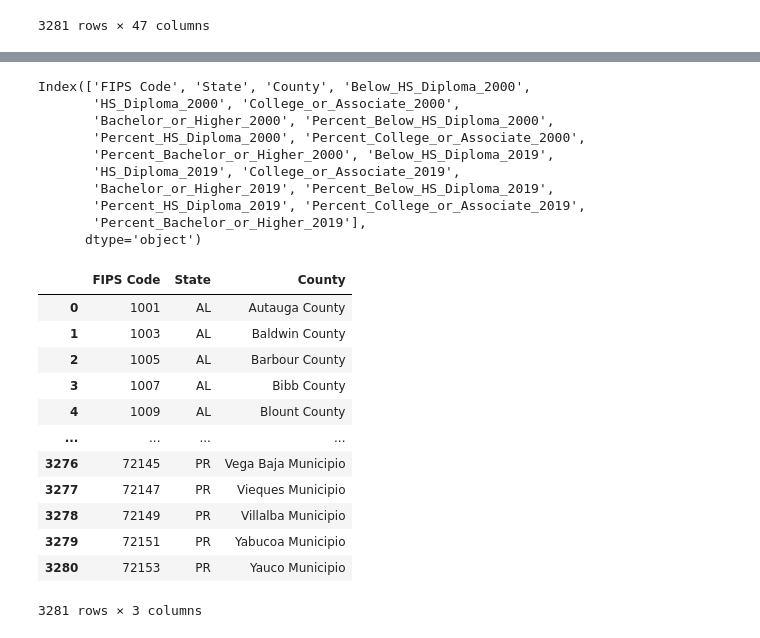
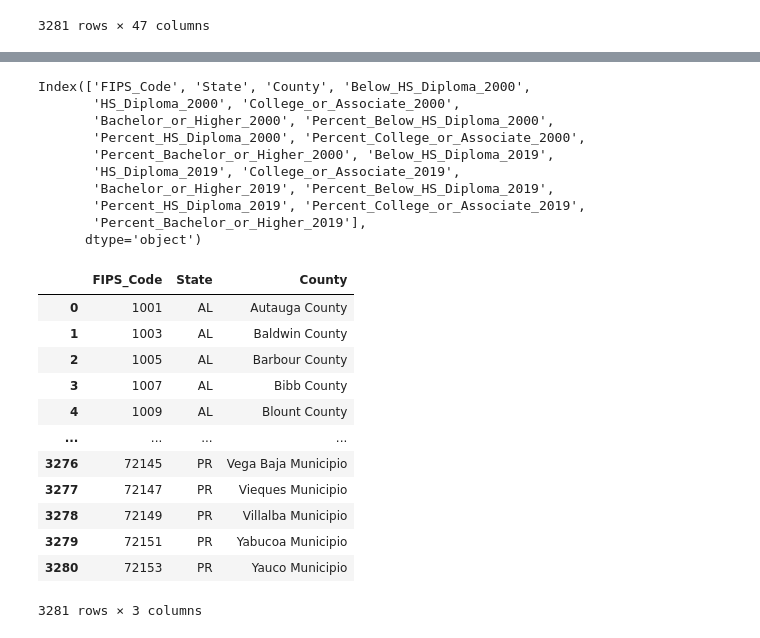
Before and after one commit to uzmabb182/data-visualization-using-flask-project2, a Jupyter notebook: data_visualzation/data_cleaning.ipynb, the cells around one changed output, grey strips where cells are left out. Cells and saved outputs as stored; diff of their text form; code cells hidden in the pictures.

```diff
--- a/data_visualzation/data_cleaning.ipynb
+++ b/data_visualzation/data_cleaning.ipynb
@@ -166,6 +191,6 @@ education_df
 # df=df.rename(columns = {'two':'new_name'})
 
 
-education_df = education_df.rename(columns = {'Area name':'County'})
+education_df = education_df.rename(columns = {'FIPS Code': 'FIPS_Code', 'Area name':'County'})
 education_df
 # %% [output]
@@ -255,7 +277,7 @@ education_df.to_csv("Resources/cleaned_education_data.csv", encoding="utf-8", in
 # %%
 education_df.columns
 # %% [output]
-Index(['FIPS Code', 'State', 'County', 'Below_HS_Diploma_2000',
+Index(['FIPS_Code', 'State', 'County', 'Below_HS_Diploma_2000',
        'HS_Diploma_2000', 'College_or_Associate_2000',
        'Bachelor_or_Higher_2000', 'Percent_Below_HS_Diploma_2000',
        'Percent_HS_Diploma_2000', 'Percent_College_or_Associate_2000',
@@ -268,11 +290,11 @@ Index(['FIPS Code', 'State', 'County', 'Below_HS_Diploma_2000',
 # %%
 # fips_code_df = education_df.filter(['FIPS Code','State','County'], axis=1)
 # fips_code_df.reset_index()
 
-fips_code_df = education_df[['FIPS Code', 'State', 'County']].copy()
+fips_code_df = education_df[['FIPS_Code', 'State', 'County']].copy()
 fips_code_df
 # %% [output]
-|  | FIPS Code | State | County |
+|  | FIPS_Code | State | County |
 | 0 | 1001 | AL | Autauga County |
 | 1 | 1003 | AL | Baldwin County |
 | 2 | 1005 | AL | Barbour County |
```
Also changed, not shown: parts of 8 cells of this notebook, 4 other files.
